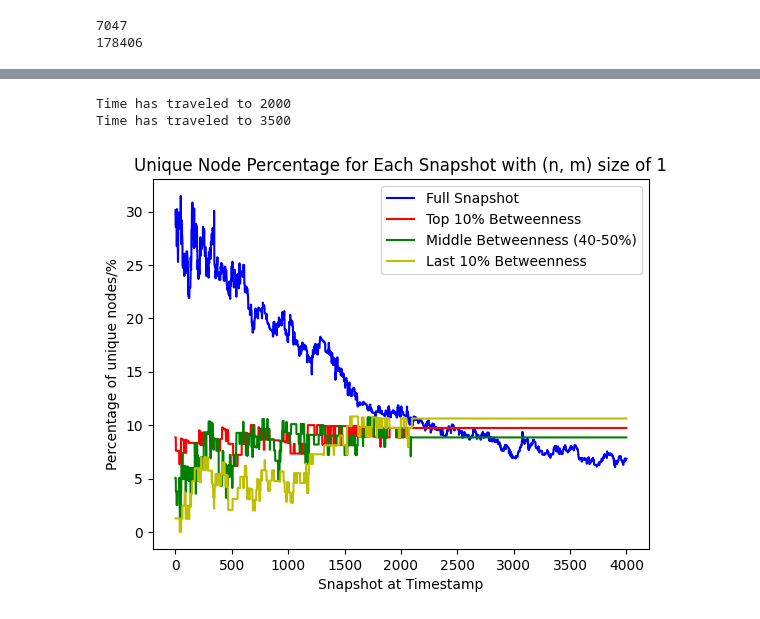
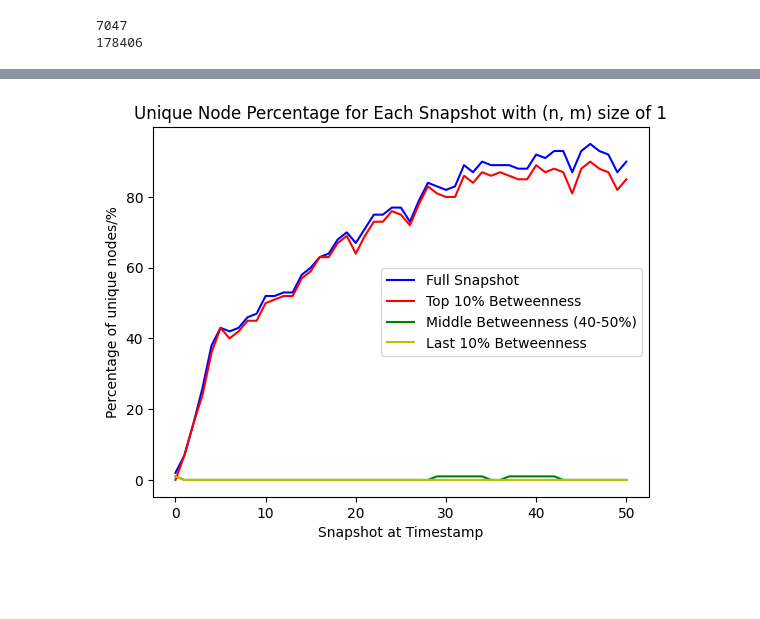
Before and after one commit to JaviAnton/tempo-network-anonymity, a Jupyter notebook: toydata.ipynb, the cells around one changed output, grey strips where cells are left out. Drawn from its saved outputs; the diff is of its cells as text; code cells hidden in the pictures; blank space fills up the shorter version.

```diff
--- a/toydata.ipynb
+++ b/toydata.ipynb
@@ -198,12 +236,12 @@ G.number_of_edges()
 # %%
 def snapshots_uniqueness(edges):
     unique_percentage = []
+    count = []
     G = nx.DiGraph()
     G.add_edges_from(edges)
     M = G.number_of_edges()
 
-    for i in range(0, 3000):
-        i = i + 100
+    for i in range(1, M, int(0.02*M)):
         sub_edge = edges[:i]
         snapshot = nx.DiGraph()
         snapshot.add_edges_from(sub_edge)
@@ -211,7 +249,8 @@ def snapshots_uniqueness(edges):
         # print("Snapshot", i)
         # print("No. of Nodes:", snapshot.number_of_nodes(), "No. of Edges:",snapshot.number_of_edges())
 
-        anonymity_dict = n_m_anonymity(snapshot)
+        #anonymity_dict = n_m_anonymity(snapshot)
+        anonymity_dict = n_m_anonymity2(snapshot)
         unique_count = sum(1 for count in anonymity_dict.values() if count == 1)
         total_nodes = snapshot.number_of_nodes()
         percentage_unique = (unique_count / total_nodes) * 100
@@ -219,15 +258,17 @@ def snapshots_uniqueness(edges):
         # print("No. of Unique nodes:", unique_count, "Percentage of Uniqueness: ", percentage_unique)
 
         unique_percentage.append(percentage_unique)
+        count.append(unique_count)
 
-    return unique_percentage
+    return count, unique_percentage
 # %%
 #sample_set = [100, 200, 500, 1000, 2000, 5000, 8000, 10000, 15000, 22000, 30000]
-unique_percentage = snapshots_uniqueness(edges)
+count, unique_percentage = snapshots_uniqueness(edges)
 
-plt.plot(unique_percentage, linestyle='-', color='b')
+plt.plot(count, linestyle='-', color='b')
+#plt.plot(unique_percentage, linestyle='-', color='r')
 plt.xlabel('Snapshot')
-plt.ylabel('Unique Node Percentage/%')
+plt.ylabel('Unique Node Number')
 plt.title('Unique Node Percentage for Each Snapshot')
 #plt.xticks(range(len(unique_percentage)), range(len(unique_percentage)))
 plt.legend()
@@ -289,13 +352,12 @@ def snapshots_uniqueness_betweenness(edges):
     G.add_edges_from(edges)
     M = G.number_of_edges()
 
-    for i in range(0, 3000):
-        #Every 50 timestamps we take a snapshot
-        i = i + 100
+    for i in range(1, M, int(0.02*M)):
         sub_edge = edges[:i]
         snapshot = nx.DiGraph()
         snapshot.add_edges_from(sub_edge)
 
+        # anonymity_dict = n_m_anonymity(snapshot)
         anonymity_dict = n_m_anonymity(snapshot)
         rank = betweenness_centra(snapshot)
 
@@ -311,25 +373,18 @@ def snapshots_uniqueness_betweenness(edges):
 
         # Top 10%
         unique_count_top = sum(1 for count in top_10_percent_nodes_values.values() if count == 1)
-        percentage_unique_top = (unique_count_top / total_nodes) * 100
-        unique_top10.append(percentage_unique_top)
+        #percentage_unique_top = (unique_count_top / total_nodes) * 100
+        unique_top10.append(unique_count_top)
 
         # mid 10%
         unique_count_mid = sum(1 for count in mid_10_percent_nodes_values.values() if count == 1)
         percentage_unique_mid = (unique_count_mid / total_nodes) * 100
-        unique_mid10.append(percentage_unique_mid)
+        unique_mid10.append(unique_count_mid)
 
         # Last 10%
         unique_count_last = sum(1 for count in last_10_percent_nodes_values.values() if count == 1)
         percentage_unique_last = (unique_count_last / total_nodes) * 100
-        unique_last10.append(percentage_unique_last)
+        unique_last10.append(unique_count_last)
 
-        # Progress Indicators, Delete later
-        if i == 1000:
-            print("Time has traveled to 1000")
-        if i == 2000:
-            print("Time has traveled to 2000")
-        if i == 2800:
-            print("Time has traveled to 2800")
     return unique_top10, unique_mid10, unique_last10
 # %%
@@ -606,20 +700,17 @@ def snapshots_uniqueness_betweenness2(edges):
             print("Time has traveled to 3500")
     return unique_top10, unique_mid10, unique_last10
 # %%
-top, mid, last = snapshots_uniqueness_betweenness2(edges)
+top, mid, last = snapshots_uniqueness_betweenness(edges)
-# %% [output]
-Time has traveled to 2000
-Time has traveled to 3500
 # %%
-plt.plot(unique_percentage2, linestyle='-', color='b', label='Full Snapshot')
+plt.plot(count, linestyle='-', color='b', label='Full Snapshot')
 plt.plot(top, linestyle='-', color='r', label='Top 10% Betweenness')
 plt.plot(mid, linestyle='-', color='g', label='Middle Betweenness (40-50%)')
 plt.plot(last, linestyle='-', color='y', label='Last 10% Betweenness')
 plt.xlabel('Snapshot at Timestamp')
 plt.ylabel('Percentage of unique nodes/%')
 plt.title('Unique Node Percentage for Each Snapshot with (n, m) size of 1')
 # plt.xticks(range(len(unique_percentage)), range(len(unique_percentage)))
 plt.legend()
 plt.show()
 # %% [output]
-[figure, old version]
+[figure, new version]
```
Also changed, not shown: parts of 12 cells of this notebook.
